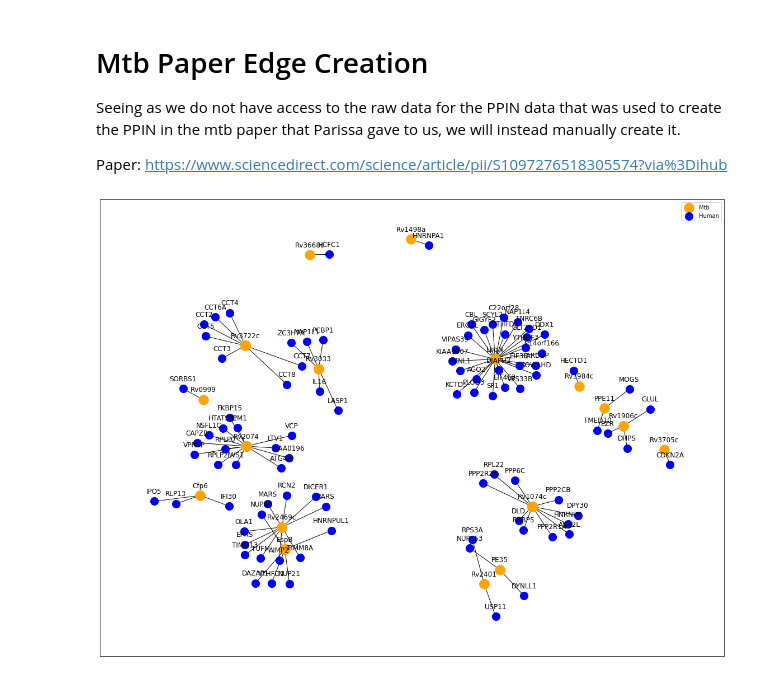
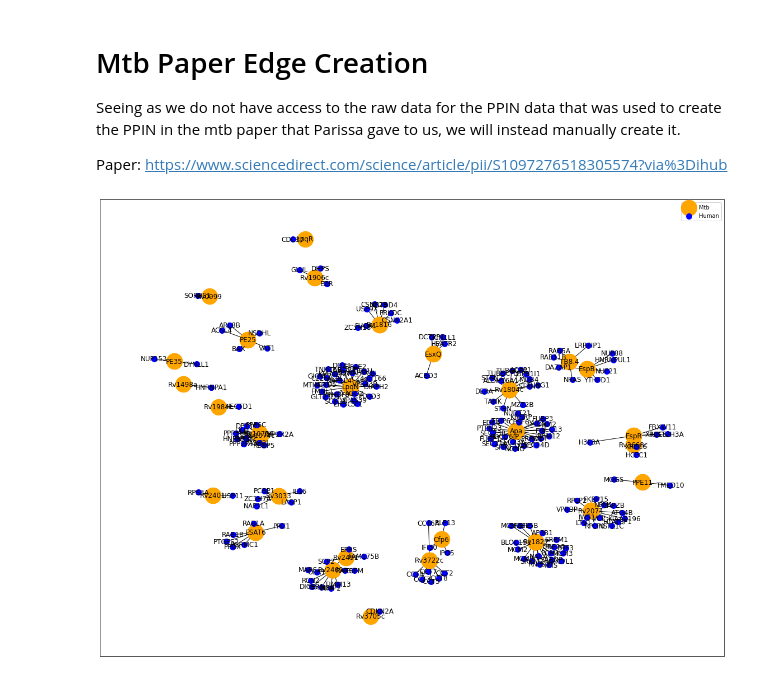
Before and after one commit to Zach-Sisson-1/Host-Pathogen_Network_Analysis, a Jupyter notebook: jupyter_notebooks/mtb_exploration.ipynb, the cells around one changed output. Drawn from its saved outputs; the diff is of its cells as text; code cells hidden in the pictures.

Commit message:
Added 5 more graphs and updated some of the jupyter notebooks

```diff
--- a/jupyter_notebooks/mtb_exploration.ipynb
+++ b/jupyter_notebooks/mtb_exploration.ipynb
@@ -358,36 +462,47 @@ M.add_edges_from(mtb_paper_right)
 # %%
 plt.figure(figsize=(20,15))
 
 mtb_prots = list()
 human_prots = list()
 for i in mtb_paper_right:
     mtb_prots.append(i[0])
     human_prots.append(i[1])
 
-pos = nx.spring_layout(M, iterations=20, seed=2058)
+pre_pos = {'LpqN': (-35,-10), 'Rv1827': (-35,10), 'Rv1816': (-35,30), 'Rv1804c': (-35, 50),
+           'Rv1075C': (0,-10), 'EspR': (0,10), 'Rv2491': (0,30), 'PE25': (0, 50),
+          'Rv1074c': (35,-10), 'EsxQ': (35,10), 'TB8.4': (35,30), 'ESAT6': (35,50),
+          'Apa': (70,-10), 'Rv3033': (70,10), 'Cfp6': (70,30), 'Rv2401': (70,50),
+          'Rv2469c': (105,-10), 'PPE11': (105,10), 'Rv3722c': (105,30), 'Rv1906c':(105,50),
+          'PE35': (140,-10), 'EspB': (140,10), 'Rv2074': (140,30), 'Rv3668c': (140, 50),
+          'Rv0999': (175, -10), 'Rv1984c': (175, 10), 'LpqR': (175, 30), 'Rv3705c': (175, 50),
+          'Rv1498a': (205, -10)}
 
+
+#pos = nx.spring_layout(M, pos=pre_pos, fixed=pre_pos.keys(), iterations=50)
+
+pos = nx.spring_layout(M, iterations=20, k=0.05)
 nx.draw_networkx_nodes(M,
                       pos,
-                      node_size = 300,
+                      node_size = 800,
                       node_color = 'orange',
                       nodelist=mtb_prots,
                       label='Mtb')
 nx.draw_networkx_nodes(M,
                       pos,
-                      node_size = 200,
+                      node_size = 100,
                       node_color = 'blue',
                       nodelist=human_prots,
                       label="Human")
 
 nx.draw_networkx_edges(M, pos)
 
 
-for l in pos:
-    pos[l][1] += 0.05
+# for l in pos:
+#     pos[l][1] += 0.05
 
 nx.draw_networkx_labels(M, pos)
 plt.legend(scatterpoints=1)
 
-plt.savefig('/Users/andrewpowers/bioinformatics/parisa_project/Network-based-study-of-the-role-of-host-pathogen-interactions/images/mtb_rightside_paper.png')
+plt.savefig('/Users/andrewpowers/bioinformatics/parisa_project/Network-based-study-of-the-role-of-host-pathogen-interactions/images/mtb_non_fixed.png')
 # %% [output]
-[figure, old version]
+[figure, new version]
```
Also changed, not shown: parts of 4 cells of this notebook, 6 other files.
